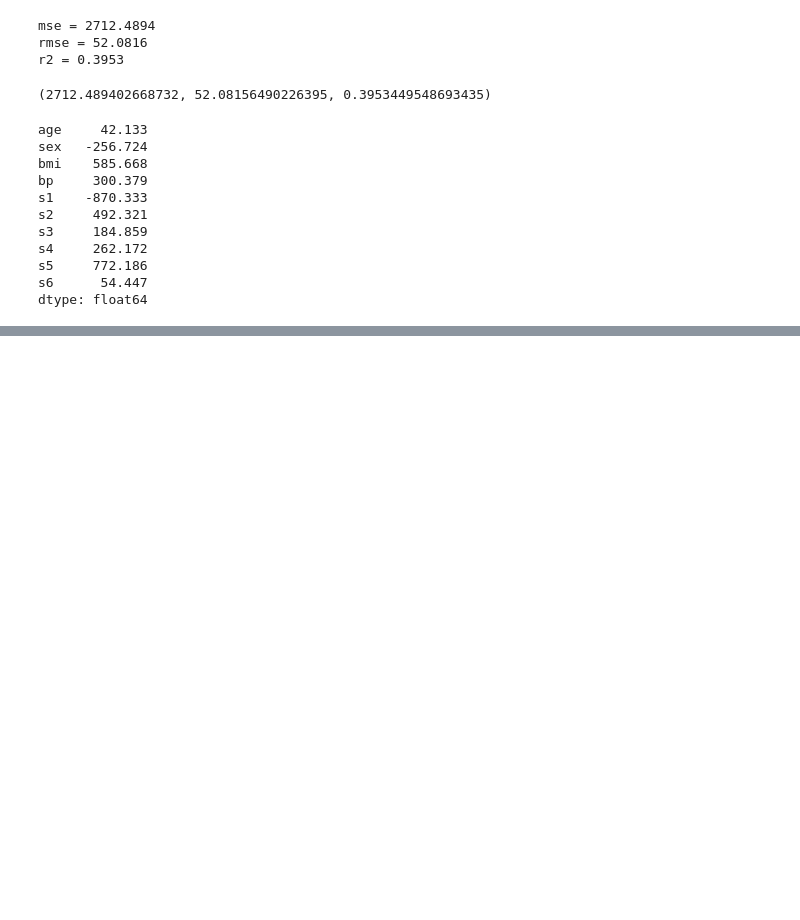
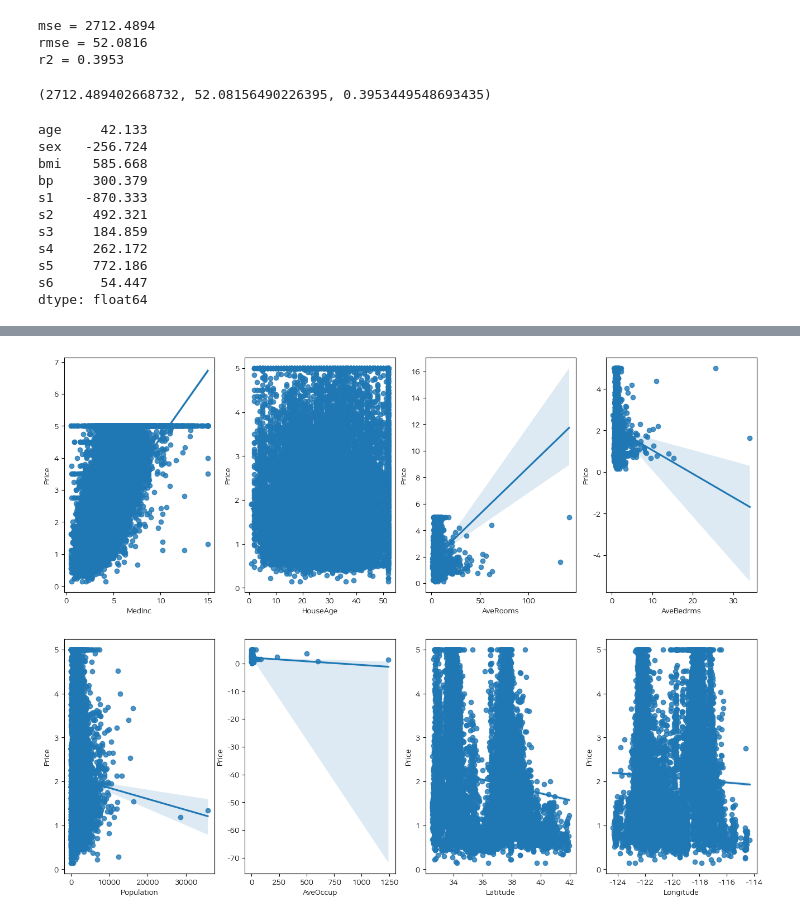
Before and after one commit to malcano/Data_Engineering_20, a Jupyter notebook: machinelearning/03ML.ipynb, the cells around one changed output, grey strips where cells are left out. Drawn from its saved outputs; the diff is of its cells as text; code cells hidden in the pictures; blank space fills up the shorter version.

```diff
--- a/machinelearning/03ML.ipynb
+++ b/machinelearning/03ML.ipynb
@@ -90,0 +153,4 @@ dtype: float64
+# %%
+from sklearn.datasets import fetch_california_housing
+
+housing = fetch_california_housing()
@@ -90,0 +192,2 @@ dtype: float64
+# %%
+housing_df = pd.DataFrame(housing.data, columns=housing.feature_names)
@@ -90,0 +197,2 @@ dtype: float64
+# %%
+housing_df["Price"] = housing.target
@@ -90,0 +228,16 @@ dtype: float64
+# %%
+import matplotlib.pyplot as plt
+import seaborn as sns
+
+# y 축은 가격으로 고정, x축은 각 feature 들이 순회하며 들어옴
+
+fig, axs = plt.subplots(figsize = (16, 12), nrows=2, ncols=4)
+
+x_features = housing.feature_names
+
+for i, feature in enumerate(x_features):
+    row = int(i/4)
+    col = i%4
+    sns.regplot(x = feature, y="Price", data=housing_df, ax=axs[row][col])
+# %% [output]
+[figure, added]
```
Also changed, not shown: parts of 34 cells of this notebook.
